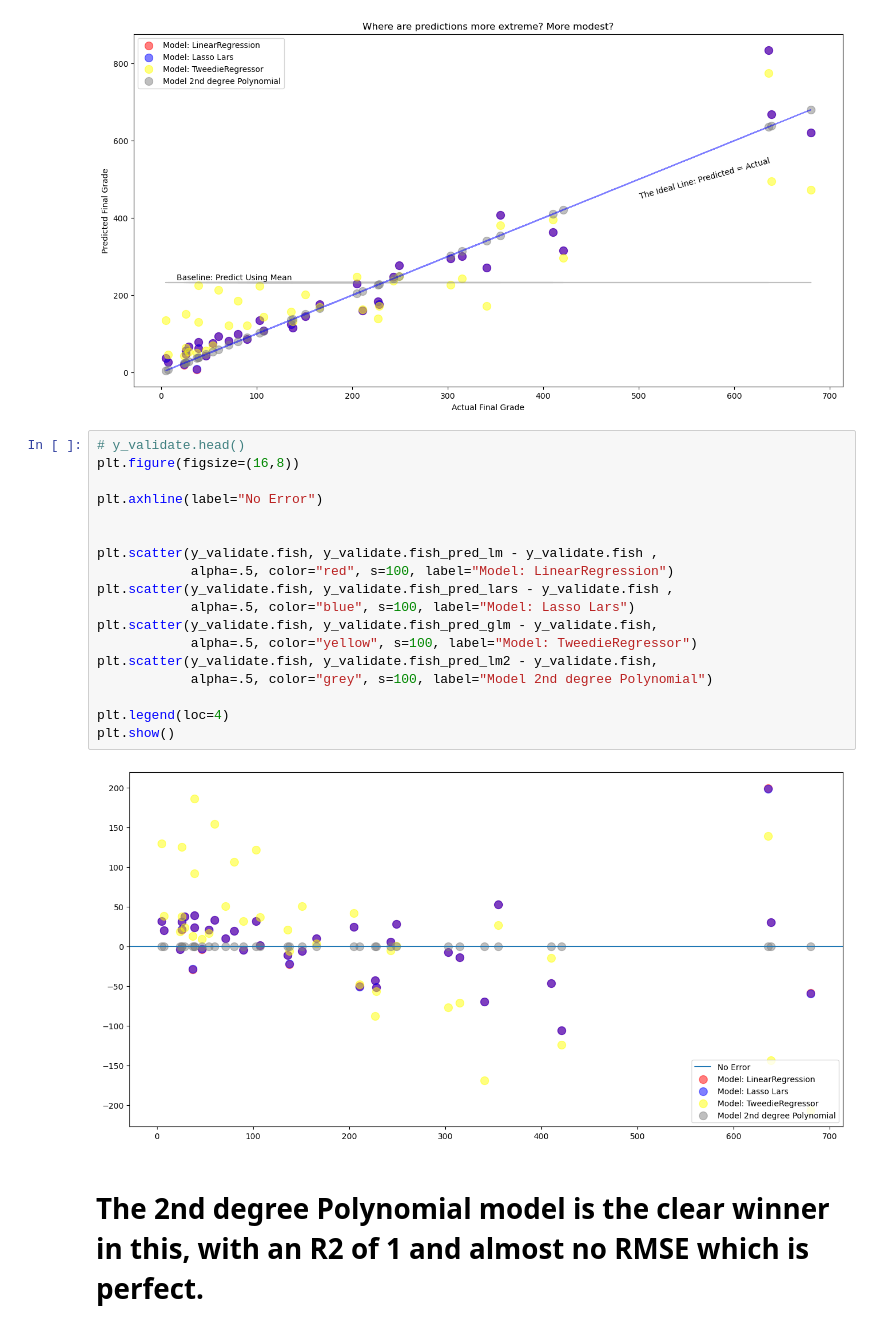
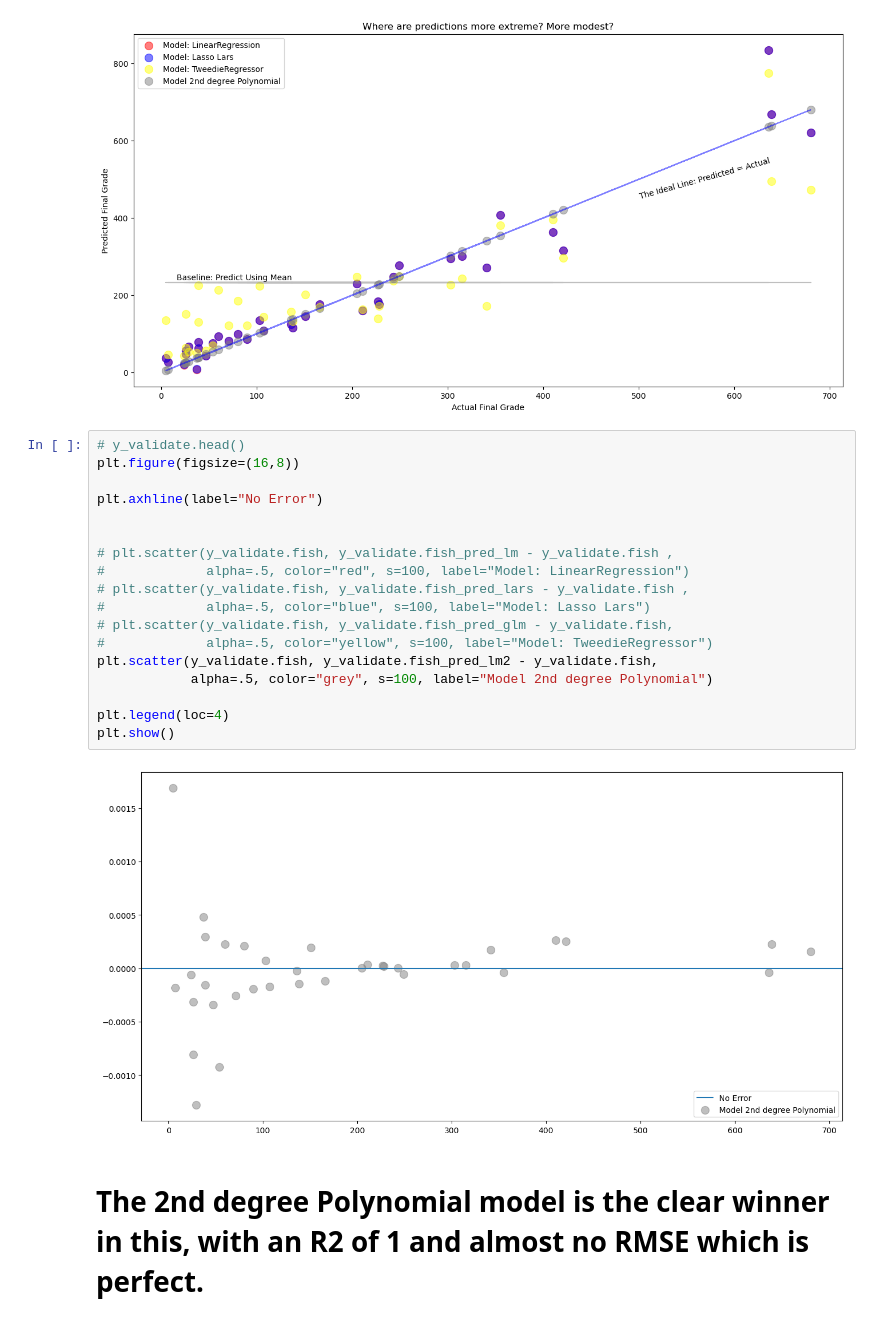
Before and after one commit to Adam-Harris87/regression-exercises, a Jupyter notebook: modeling.ipynb, the cells around one changed output. Drawn from its saved outputs; the diff is of its cells as text.

Commit message:
working on modeling exercises

```diff
--- a/modeling.ipynb
+++ b/modeling.ipynb
@@ -648,23 +668,23 @@ plt.show()
 # %%
 # y_validate.head()
 plt.figure(figsize=(16,8))
 
 plt.axhline(label="No Error")
 
 
-plt.scatter(y_validate.fish, y_validate.fish_pred_lm - y_validate.fish ,
-            alpha=.5, color="red", s=100, label="Model: LinearRegression")
-plt.scatter(y_validate.fish, y_validate.fish_pred_lars - y_validate.fish ,
-            alpha=.5, color="blue", s=100, label="Model: Lasso Lars")
-plt.scatter(y_validate.fish, y_validate.fish_pred_glm - y_validate.fish,
-            alpha=.5, color="yellow", s=100, label="Model: TweedieRegressor")
+# plt.scatter(y_validate.fish, y_validate.fish_pred_lm - y_validate.fish ,
+#             alpha=.5, color="red", s=100, label="Model: LinearRegression")
+# plt.scatter(y_validate.fish, y_validate.fish_pred_lars - y_validate.fish ,
+#             alpha=.5, color="blue", s=100, label="Model: Lasso Lars")
+# plt.scatter(y_validate.fish, y_validate.fish_pred_glm - y_validate.fish,
+#             alpha=.5, color="yellow", s=100, label="Model: TweedieRegressor")
 plt.scatter(y_validate.fish, y_validate.fish_pred_lm2 - y_validate.fish,
             alpha=.5, color="grey", s=100, label="Model 2nd degree Polynomial")
 
 plt.legend(loc=4)
 plt.show()
 # %% [output]
-[figure, old version]
+[figure, new version]
 # %% [markdown]
 # The 2nd degree Polynomial model is the clear winner in this, with an R2 of 1 and almost no RMSE which is perfect.
 # %% [markdown]
```
Also changed, not shown: parts of 1 cell of this notebook.
